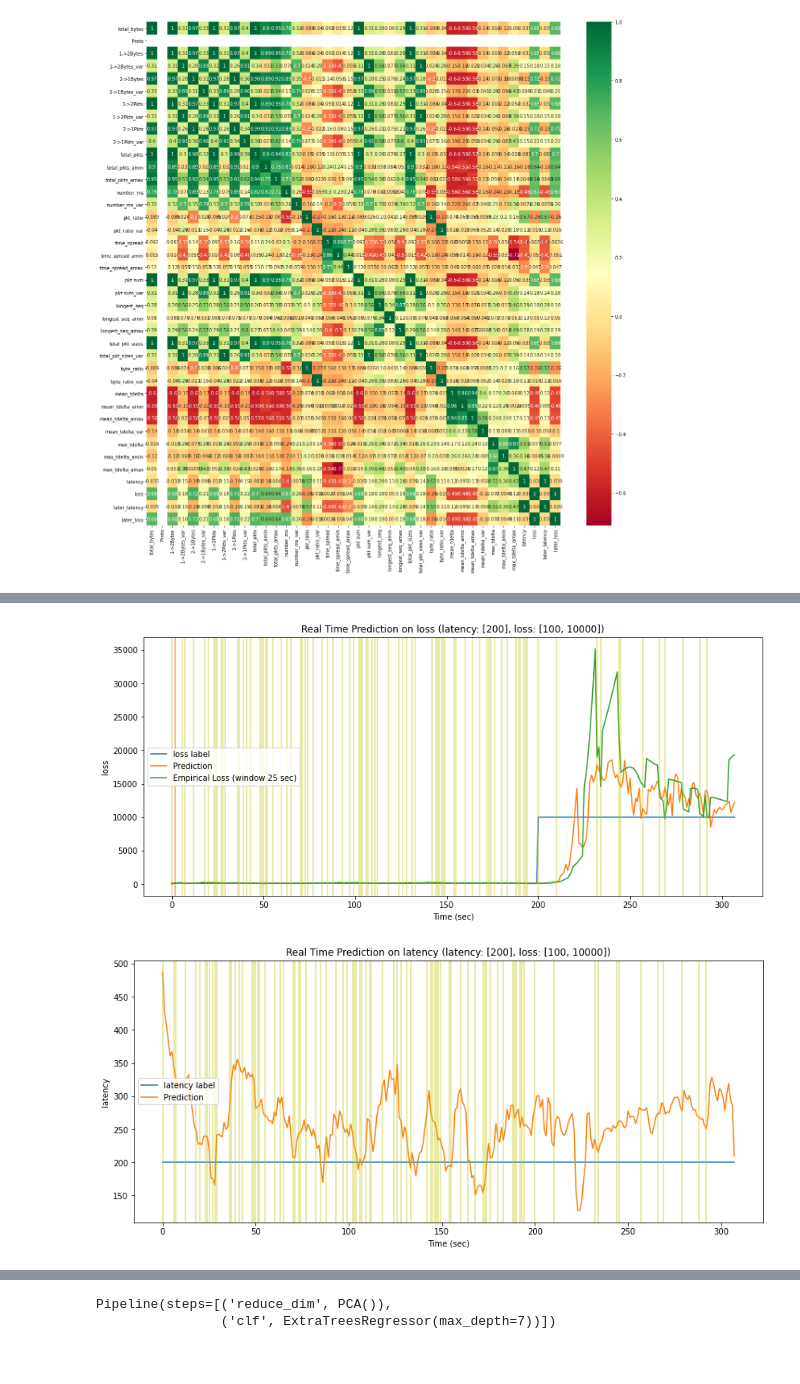
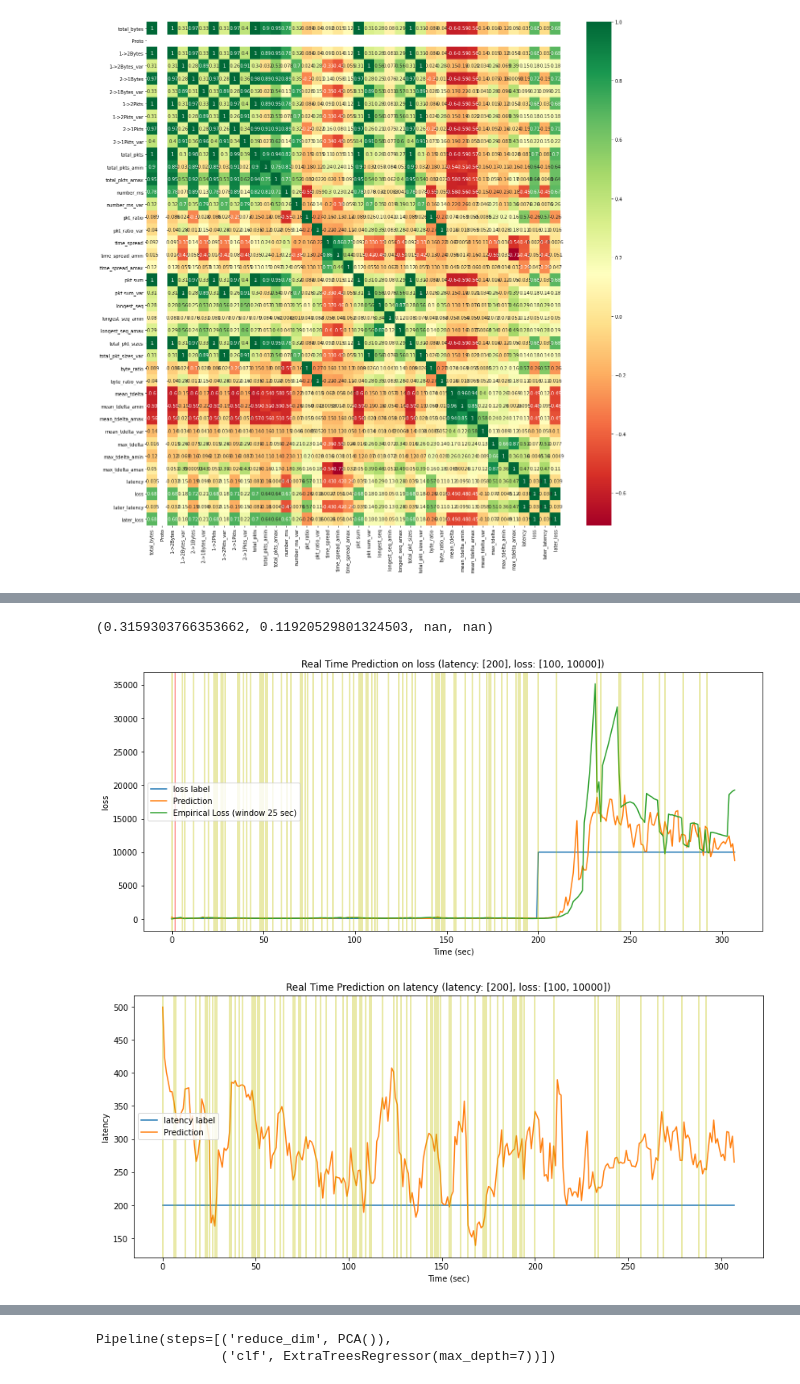
Before and after one commit to LauraDiao/Anomaly_Detectives, a Jupyter notebook: wk8.ipynb, the cells around one changed output, grey strips where cells are left out. Drawn from its saved outputs; the diff is of its cells as text; code cells hidden in the pictures.

```diff
--- a/wk8.ipynb
+++ b/wk8.ipynb
@@ -120,6 +119,6 @@ total_pkts         0.026442
 dtype: float64
 # %%
-def gen_model(df, label, threshold=-0.3, emplosswindow=25, n_jobs=-1, n_estimators=200):
+def gen_model(label, n_jobs=-1, n_estimators=200):
     """generates predictive model and outputs predictions to new column in input df"""
     if label == "loss":
         # loss features
@@ -141,7 +140,9 @@ def gen_model(df, label, threshold=-0.3, emplosswindow=25, n_jobs=-1, n_estimato
     ct = pd.read_csv("outputs/combined_transform.csv")
 
     X_train, X_test, y_train, y_test = train_test_split(
-        ct[[x for x in indexcol if x in df.columns]], ct[label]
+        ct[[x for x in indexcol if x in df.columns]],
+        ct[label],
+        test_size=.01
     )
     # print(X_train.shape, X_test.shape, y_train.shape, y_test.shape)
     # mdl = RandomForestRegressor(n_estimators=100, n_jobs=4)
@@ -150,7 +151,7 @@ def gen_model(df, label, threshold=-0.3, emplosswindow=25, n_jobs=-1, n_estimato
     #     ('clf', ExtraTreesRegressor(n_jobs=n_jobs, n_estimators=n_estimators))])
 
     pipe = Pipeline(steps=[
-        ('reduce_dim', PCA()),
+        ('reduce_dim', PCA(4)),
         ('clf', ExtraTreesRegressor(max_depth=7))])
     param_grid = [{'clf' : [ExtraTreesRegressor()],
                    'clf__n_estimators' : list(range(40,170,30))}
@@ -161,13 +162,34 @@ def gen_model(df, label, threshold=-0.3, emplosswindow=25, n_jobs=-1, n_estimato
 
     print(f"----------{label} model test set statistics----------")
     print(f"{label} model test set MAPE:", mean_absolute_percentage_error(mdl.predict(X_test), y_test))
-    print(f"{label} model test set prediction within pct err threshold of 0.1:", pct_err_correct(mdl.predict(X_test), y_test))
+    print(f"{label} model test set prediction within pct err threshold of 0.15:", pct_err_correct(mdl.predict(X_test), y_test, threshold=0.15))
+
+    print("R2 Score:", mdl.score(X_test, y_test))
+
+    # TODO save model with pickeling
+    return mdl
+
+
+def vis_model(df, label, mdl, threshold=-0.3, emplosswindow=25, n_jobs=-1, n_estimators=200):
+    if label == "loss":
+        # loss features
+        indexcol = ["byte_ratio", "pkt_ratio", "time_spread", "total_bytes", "2->1Pkts"]
+    elif label == "latency":
+        # latency features
+        indexcol = [
+            "total_pkts",
+            "total_pkt_sizes",
+            "2->1Bytes",
+            "number_ms",
+            "mean_tdelta",
+            "max_tdelta",
+            "time_spread",
+            "longest_seq",
+        ]
 
     df["prediction"] = mdl.predict(
         df[indexcol].rolling(10).mean().bfill()
     )
-
-    mdl.score(X_test, y_test)
 
     def emp_loss(df, window=25, upperlimit=20000):
         """returns empirical loss of a dataframe with the provided data over a specified window of time."""
@@ -188,12 +210,13 @@ def gen_model(df, label, threshold=-0.3, emplosswindow=25, n_jobs=-1, n_estimato
     df[f"pred_{label}"] = mdl.predict(df.rolling(10, min_periods=1)[indexcol].mean()) # prediction on mean aggregation
 
     print(f"-----{label} model test input dataframe statistics (latency: {list(df['latency'].unique())}, loss: {list(df['loss'].unique())})-----")
-    print(f"test dataframe {label} prediction MAPE:", mean_absolute_percentage_error(mdl.predict(df[indexcol]), df[label]))
-    print(f"test dataframe {label} prediction within pct err threshold of 0.1:", pct_err_correct(mdl.predict(df[indexcol]), df[label]))
+    test_mape = mean_absolute_percentage_error(mdl.predict(df[indexcol]), df[label])
+    test_pcterr = pct_err_correct(mdl.predict(df[indexcol]), df[label], threshold=0.15)
+    print(f"test dataframe {label} prediction MAPE:", test_mape)
+    print(f"test dataframe {label} prediction within pct err threshold of 0.15:", test_pcterr)
+
     ## plotting performance visual
     # fig = plt.figure()
-
-
     df[[label, f"pred_{label}"]].plot(
         figsize=(14, 6),
         title=f"Real Time Prediction on {label} (latency: {list(df['latency'].unique())}, loss: {list(df['loss'].unique())})",
@@ -203,8 +226,10 @@ def gen_model(df, label, threshold=-0.3, emplosswindow=25, n_jobs=-1, n_estimato
     if label == "loss":
         eloss = emp_loss(df, emplosswindow)
         eloss.plot()
-        print("test dataframe MAPE w/ emp loss:", mean_absolute_percentage_error(mdl.predict(df[indexcol]), eloss))
-        print(f"test dataframe {label} prediction w/ emp loss within pct err threshold of 0.1:", pct_err_correct(mdl.predict(df[indexcol]), eloss))
+        test_mape_eloss = mean_absolute_percentage_error(mdl.predict(df[indexcol]), eloss)
+        test_pcterr_eloss = pct_err_correct(mdl.predict(df[indexcol]), eloss, threshold=0.15)
+        print("test dataframe MAPE w/ emp loss:", test_mape_eloss)
+        print(f"test dataframe {label} prediction w/ emp loss within pct err threshold of 0.15:", test_pcterr_eloss)
 
     if label == "loss":
         plt.legend(
@@ -223,6 +248,8 @@ def gen_model(df, label, threshold=-0.3, emplosswindow=25, n_jobs=-1, n_estimato
             ],
             loc="center left",
         )
+        test_mape_eloss = np.nan
+        test_pcterr_eloss = np.nan
     for i in df[~df["event"].isnull()].index:
         plt.axvline(x=i, color="y", alpha=0.45)
 
@@ -231,11 +258,15 @@ def gen_model(df, label, threshold=-0.3, emplosswindow=25, n_jobs=-1, n_estimato
     df[f'pred_{label}_pctc2_smooth'] = df[f'pred_{label}'].rolling(10, min_periods=1).mean().pct_change(2).rolling(10, min_periods=1).mean()
     for i in df[df[f'pred_{label}_pctc2_smooth'] <= threshold].index: # indices where negative percent change is higher than threshold
         plt.axvline(x=i, color='r', alpha=.45)
-    return mdl
+
+    #TODO make better vizes
+    return (test_mape, test_pcterr, test_mape_eloss, test_pcterr_eloss)
 
 
-lossmodel = gen_model(df, "loss")
-latmodel = gen_model(df, "latency")
+lossmodel = gen_model("loss")
+vis_model(df, "loss", lossmodel)
+latmodel = gen_model("latency")
+vis_model(df, "latency", latmodel)
 # %% [output]
 Fitting 5 folds for each of 5 candidates, totalling 25 fits
 ----------loss model test set statistics----------
@@ -256,2 +289,3 @@ test dataframe latency prediction within pct err threshold of 0.1: 0.09271523178
+(0.3159303766353662, 0.11920529801324503, nan, nan)
-[figure, old version]
+[figure, new version]
-[figure, old version]
+[figure, new version]
```
Also changed, not shown: parts of 8 cells of this notebook.
